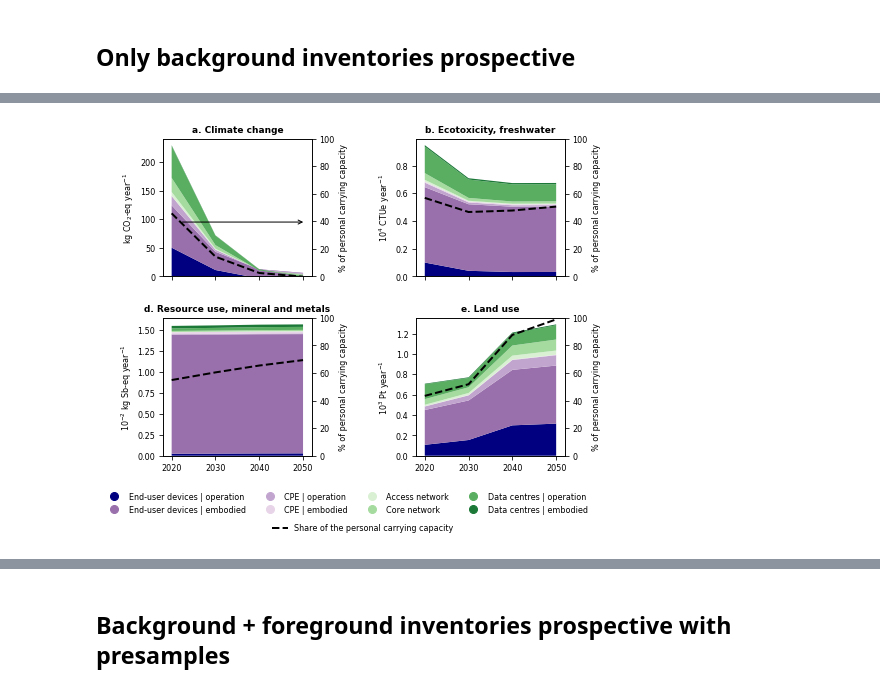
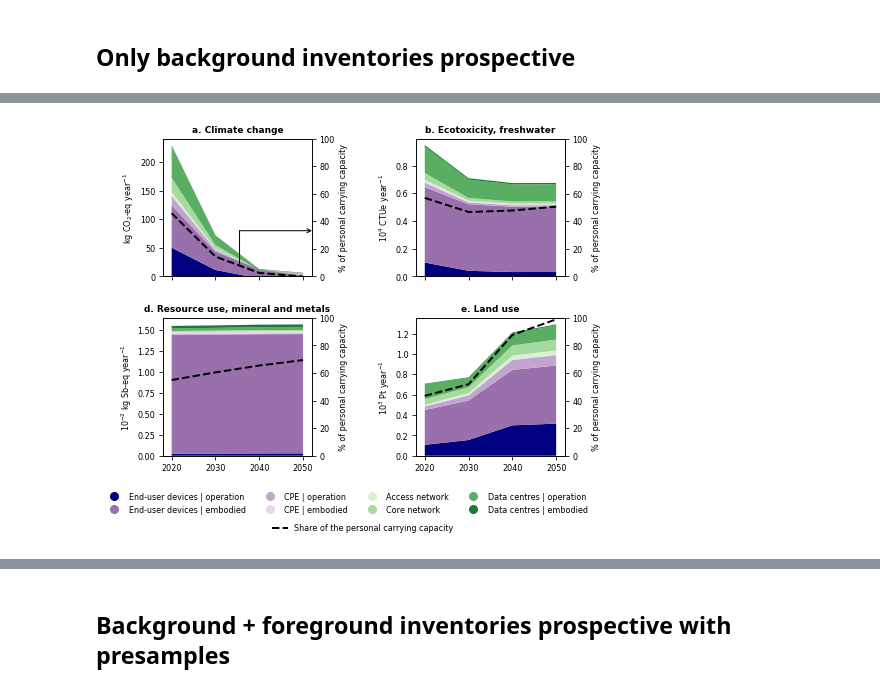
Before and after one commit to robyistrate/internet-environmental-footprint, a Jupyter notebook: notebooks/02_LCA_results_analysis.ipynb, the cells around one changed output, grey strips where cells are left out. Drawn from its saved outputs; the diff is of its cells as text; code cells hidden in the pictures.

```diff
--- a/notebooks/02_LCA_results_analysis.ipynb
+++ b/notebooks/02_LCA_results_analysis.ipynb
@@ -28,7 +29,7 @@ DBS = {
 
 # LCIA methods:
 EF_METHODS = {
-              'Climate change':                   ('IPCC 2013', 'climate change', 'GWP 100a, incl. H and bio CO2'),
+              'Climate change':                   ('IPCC 2021', 'climate change: including SLCFs', 'GWP 100a, incl. H and bio CO2'),
               'Acidification':                    ('EF v3.0 no LT', 'acidification no LT', 'accumulated exceedance (ae) no LT'),
               'Eutrophication, freshwater':       ('EF v3.0 no LT', 'eutrophication: freshwater no LT', 'fraction of nutrients reaching freshwater end compartment (P) no LT'),
               'Eutrophication, marine':           ('EF v3.0 no LT', 'eutrophication: marine no LT', 'fraction of nutrients reaching marine end compartment (N) no LT'),
@@ -250,0 +254,4 @@ fig, axs = pb_share_fig(user, carbon_footprint_loc_df, user_pb, fig_name)
+# %%
+# Import carbon budgets for different targets and probabilities
+CARBON_BUDGETS = pd.read_excel(Path(r"..\data\LCIA_EF30-Carrying-capacities.xlsx"), 'Carbon_budget_IPCC_Import', index_col=0)
+CARBON_BUDGETS
@@ -250,0 +264,8 @@ fig, axs = pb_share_fig(user, carbon_footprint_loc_df, user_pb, fig_name)
+# %%
+PB_CARBON_BUDGET_Current = dict()
+for target in CARBON_BUDGETS.index:
+    PB_CARBON_BUDGET_Current[target] = {}
+    for prob in CARBON_BUDGETS.columns:
+        PB_CARBON_BUDGET_Current[target][prob] = {}
+        for loc in carbon_footprint_loc['Medium technology user']:
+            PB_CARBON_BUDGET_Current[target][prob][loc] = carbon_footprint_loc['Medium technology user'][loc] * 100 / CARBON_BUDGETS.loc[target, prob]
@@ -605,9 +656,9 @@ for impact in EF_METHODS_PROSPECTIVE:
     for system in INTERNET_COMPONENTS:
         CA_system_medium_timeserie[impact][system] = {}
         CA_system_medium_timeserie[impact][system]['Current'] = CA_system_medium_CH_GLO_IN['GLO'][system][impact]
-        CA_system_medium_timeserie[impact][system]['2030'] = CA_system_medium_prospective['Digital Content Consumption, IMAGE SSP2-RCP19, 2030 (premise v1.2.6)'][system][impact]
-        CA_system_medium_timeserie[impact][system]['2040'] = CA_system_medium_prospective['Digital Content Consumption, IMAGE SSP2-RCP19, 2040 (premise v1.2.6)'][system][impact]
-        CA_system_medium_timeserie[impact][system]['2050'] = CA_system_medium_prospective['Digital Content Consumption, IMAGE SSP2-RCP19, 2050 (premise v1.2.6)'][system][impact]
+        CA_system_medium_timeserie[impact][system]['2030'] = CA_system_medium_prospective[DBS['Digital content 2030']][system][impact]
+        CA_system_medium_timeserie[impact][system]['2040'] = CA_system_medium_prospective[DBS['Digital content 2040']][system][impact]
+        CA_system_medium_timeserie[impact][system]['2050'] = CA_system_medium_prospective[DBS['Digital content 2050']][system][impact]
 # %%
 prospective_categories = ['Climate change', 'Ecotoxicity, freshwater', 'Resource use, mineral and metals', 'Land use']
 categories_titles = ['a. Climate change', 'b. Ecotoxicity, freshwater',
@@ -638,33 +689,34 @@ for row in range(2):
         axs1.set_ylabel('% of personal carrying capacity', fontsize=fontsize_label)
 
         axs[row,col].tick_params(axis='y', which='major', direction='out', length=4, labelsize=fontsize_axs)
         axs[row,col].tick_params(axis='x', which='major', direction='out', length=4, labelsize=fontsize_axs)
         axs[row,col].yaxis.offsetText.set_fontsize(fontsize_axs)
         axs[row,col].set_xticks([2020, 2030, 2040, 2050], )
         axs[row,col].set_xlim(2018,2052)
     #    axs[row,col].grid(ls='--', lw=0.5, zorder=0)
         counter += 1
 
 axs[0,0].axhline(y=0, ls='-', color='black', lw=0.8)
-axs[0,0].annotate(text='', xy=(2022,95), xytext=(2050.5,95), arrowprops=dict(arrowstyle='<-'))
+axs[0,0].annotate(text='', xy=(2035,80), xytext=(2052.5,80), arrowprops=dict(arrowstyle='<-'))
+axs[0,0].annotate(text='', xy=(2035.5,18), xytext=(2035.5,83), arrowprops=dict(arrowstyle='-'))
 
 # LEGEND
 patch_1 = Line2D([0], [0], color=system_color[0], label=INTERNET_COMPONENTS[0], ls='None', marker='o', ms=8)
 patch_2 = Line2D([0], [0], color=system_color[1], label=INTERNET_COMPONENTS[1], ls='None', marker='o', ms=8)
 patch_3 = Line2D([0], [0], color=system_color[2], label=INTERNET_COMPONENTS[2], ls='None', marker='o', ms=8)
 patch_4 = Line2D([0], [0], color=system_color[3], label=INTERNET_COMPONENTS[3], ls='None', marker='o', ms=8)
 patch_5 = Line2D([0], [0], color=system_color[4], label=INTERNET_COMPONENTS[4], ls='None', marker='o', ms=8)
 patch_6 = Line2D([0], [0], color=system_color[5], label=INTERNET_COMPONENTS[5], ls='None', marker='o', ms=8)
 patch_7 = Line2D([0], [0], color=system_color[6], label=INTERNET_COMPONENTS[6], ls='None', marker='o', ms=8)
 patch_8 = Line2D([0], [0], color=system_color[7], label=INTERNET_COMPONENTS[7], ls='None', marker='o', ms=8)
 
 axs[1,1].legend(handles=[patch_1, patch_2, patch_3, patch_4, patch_5, patch_6, patch_7, patch_8],
                 bbox_to_anchor=(1.2,-0.21), ncol=4, frameon=False, edgecolor='black',  facecolor='White', fontsize=fontsize_legend)
 
 line = Line2D([0], [0], color='black', linewidth=2, linestyle='--', label='Share of the personal carrying capacity')
 axs[1,0].legend(handles=[line], bbox_to_anchor=(2,-0.44), frameon=False, edgecolor='black',  facecolor='White', fontsize=fontsize_legend)
 
 fig.subplots_adjust(wspace=0.7, hspace=0.3)
-plt.savefig('Prospective_lcia.jpg', dpi=600, bbox_inches='tight')
+plt.savefig(Path(str(r"..\reports\submission") + '/fig_4.jpg'), dpi=600, bbox_inches='tight')
 # %% [output]
-[figure, old version]
+[figure, new version]
```
Also changed, not shown: parts of 55 cells of this notebook, 9 other files.
